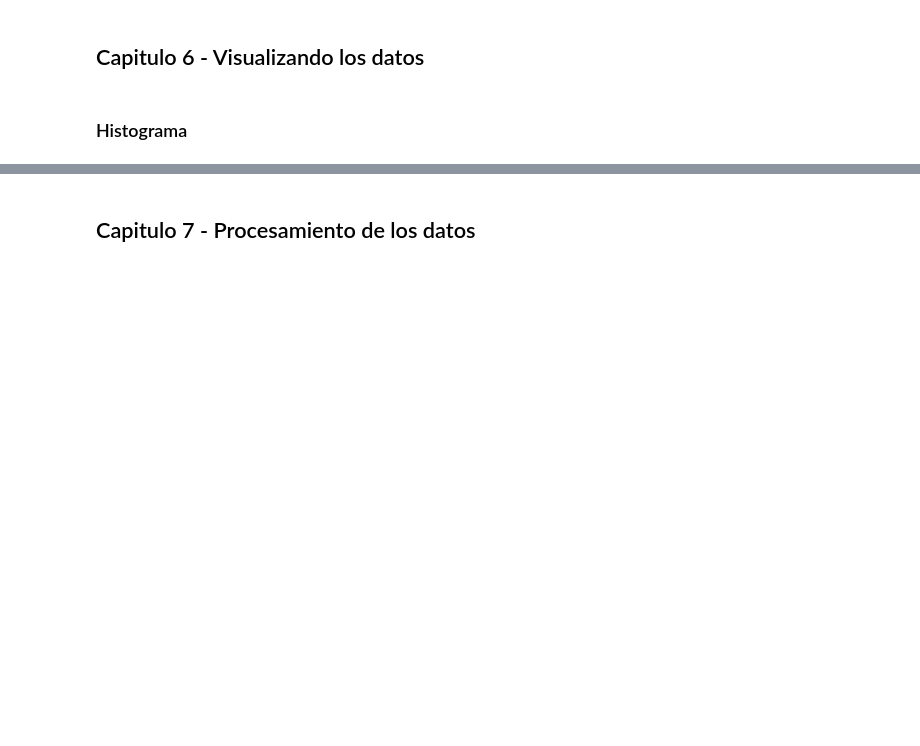
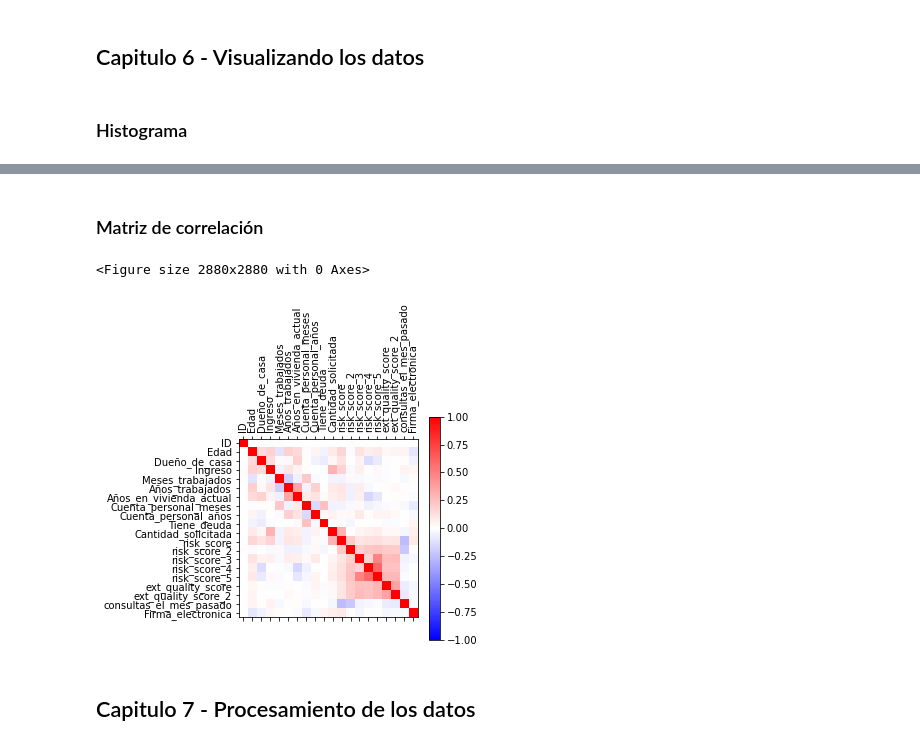
Before and after one commit to ismaelacosta/Proyecto_AID, a Jupyter notebook: examen.ipynb, the cells around one changed output, grey strips where cells are left out. Drawn from its saved outputs; the diff is of its cells as text; code cells hidden in the pictures; blank space fills up the shorter version.

```diff
--- a/examen.ipynb
+++ b/examen.ipynb
@@ -158,3 +177,17 @@ TypeError: can only concatenate str (not "int") to str
+# %% [markdown]
+### Matriz de correlación
+# %%
+matriz_correlacion = df.corr(method='pearson')
+
+plt.figure(figsize=(40,40))
+plt.matshow(matriz_correlacion, cmap="bwr", vmin=-1, vmax=1)
+plt.xticks(range(20),matriz_correlacion.columns, rotation=90)
+plt.yticks(range(20),matriz_correlacion.columns)
+plt.colorbar()
+plt.show()
+# %% [output]
+<Figure size 2880x2880 with 0 Axes>
+[figure, added]
 # %% [markdown]
 ## Capitulo 7 - Procesamiento de los datos
 # %% [markdown]
```
Also changed, not shown: parts of 4 cells of this notebook.
